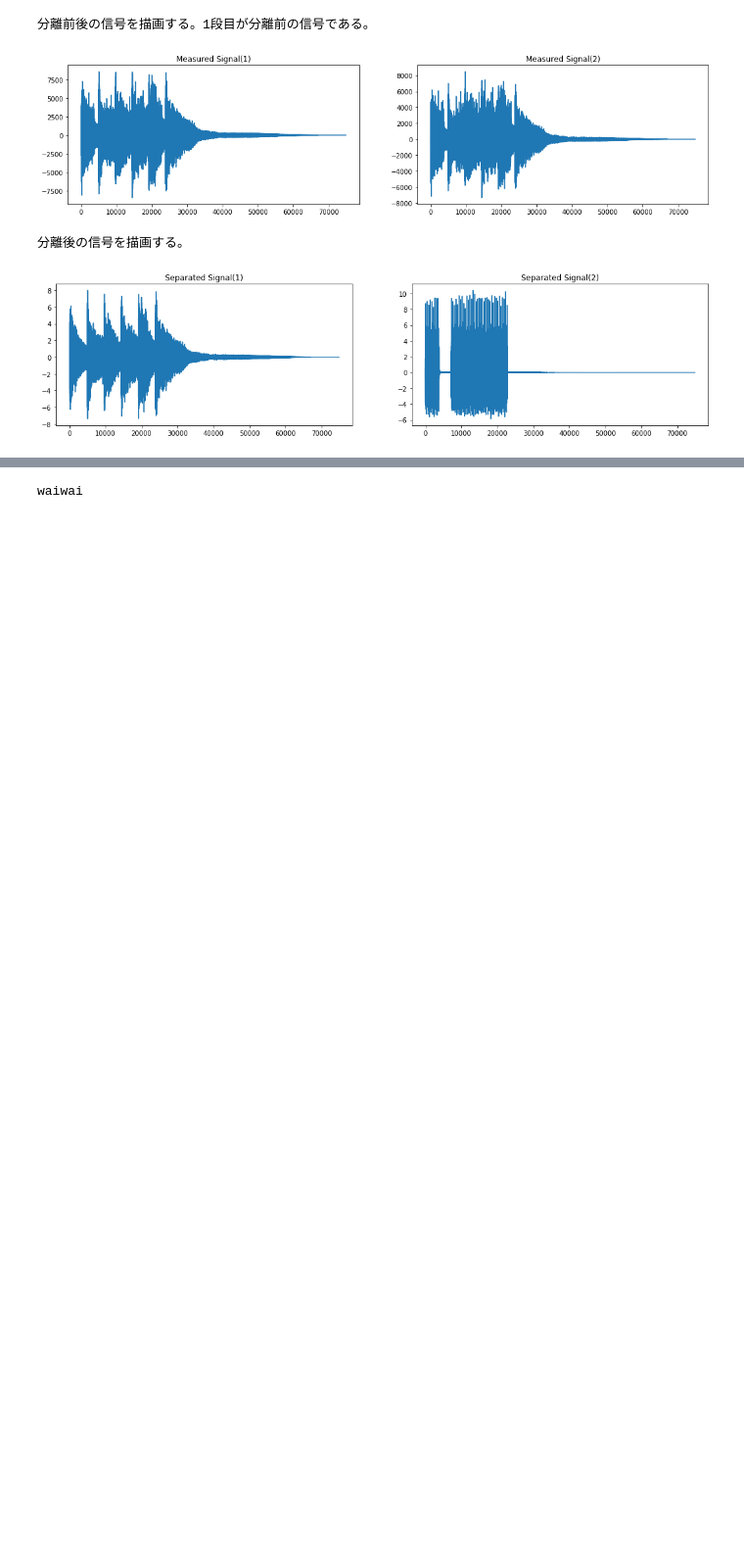
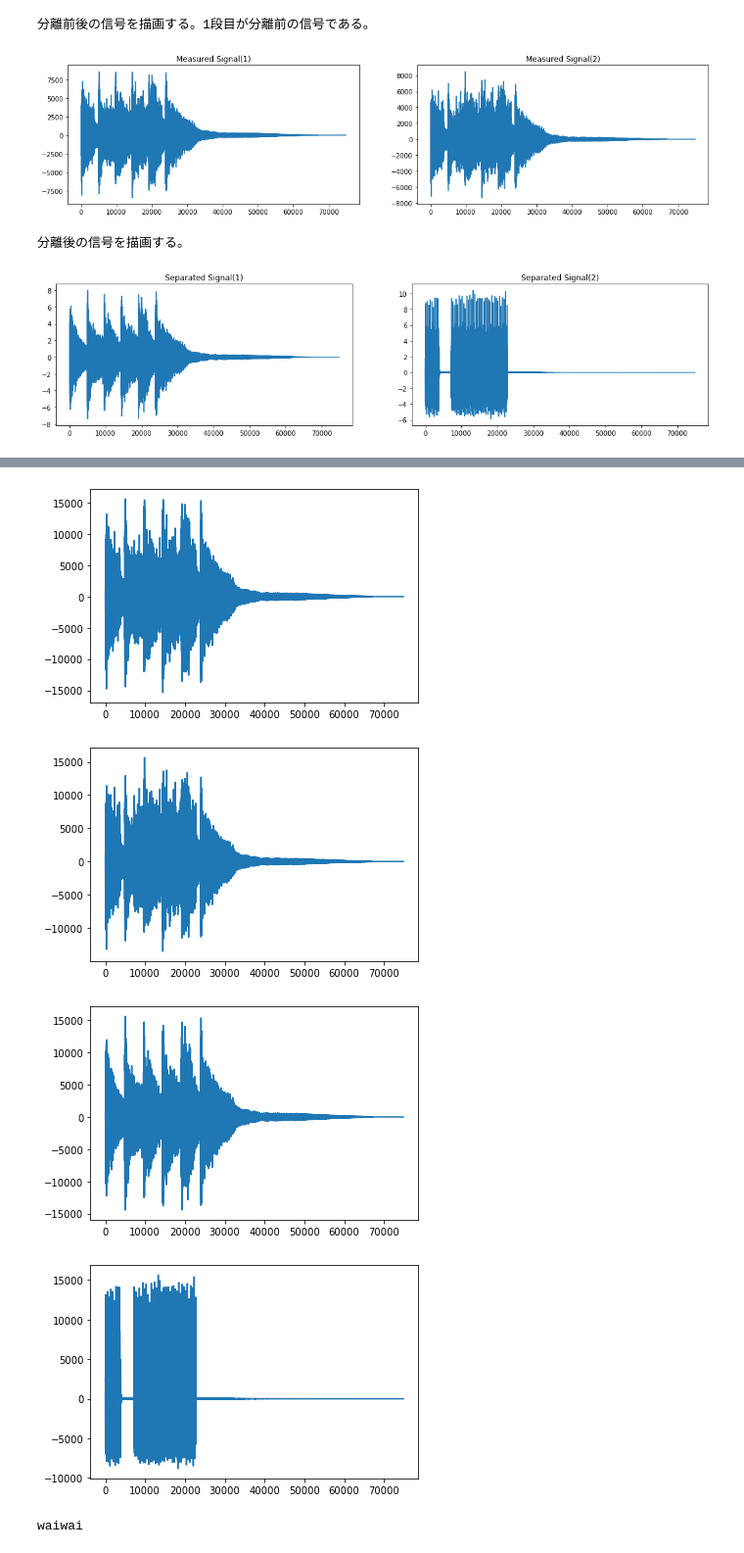
Before and after one commit to trgkpc/blind_source_separation, a Jupyter notebook: ica/ica.ipynb, the cells around one changed output, grey strips where cells are left out. Shown at 98% size. Cells and saved outputs as stored; diff of their text form; code cells hidden in the pictures; blank space fills up the shorter version.

```diff
--- a/ica/ica.ipynb
+++ b/ica/ica.ipynb
@@ -212,11 +212,19 @@ player(separated[1])
 # %%
 def write(fname, dat):
     r = np.max(source1) / np.max(dat)
+    sound = r * dat
+    plt.plot(sound)
+    plt.show()
     writer(fname, r * dat)
 write("mix1.wav", mix1)
 write("mix2.wav", mix2)
 write("separated1.wav", separated[0])
 write("separated2.wav", separated[1])
+# %% [output]
+[figure, added]
+[figure, added]
+[figure, added]
+[figure, added]
 # %%
 print("waiwai")
 # %% [output]
```
